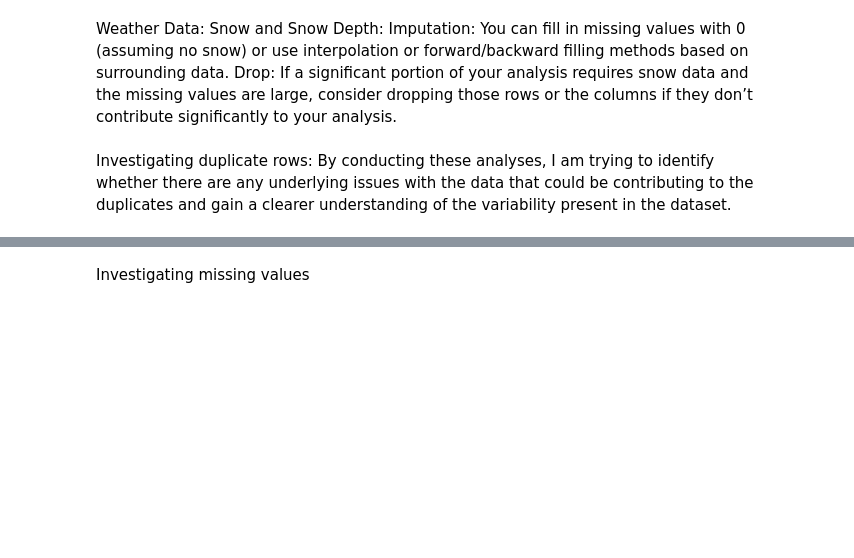
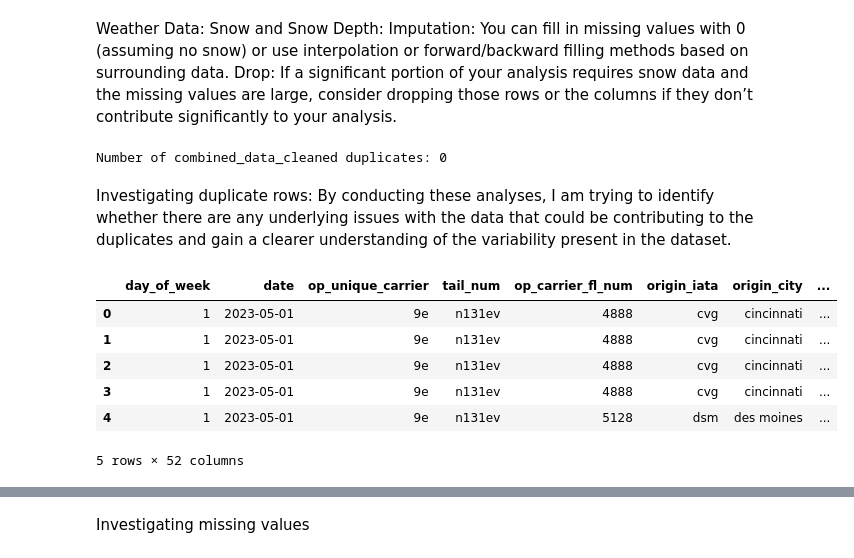
Before and after one commit to hopehusemann/Capstone, a Jupyter notebook: data_wrangling_and_eda.ipynb, the cells around one changed output, grey strips where cells are left out. Saved outputs shown, nothing was run; the diff lists cells and outputs as text; code cells hidden in the pictures; blank space fills up the shorter version.

```diff
--- a/data_wrangling_and_eda.ipynb
+++ b/data_wrangling_and_eda.ipynb
@@ -171,11 +222,12 @@ print(combined_data_cleaned.columns)
 # %%
 # Remove duplicate rows from the DataFrame
-combined_data_cleaned = combined_data_cleaned.drop_duplicates()
+# Remove duplicate rows, keeping 'origin_state' and 'dest_state'
+combined_data = combined_data.drop_duplicates(subset=combined_data.columns.difference(['origin_state', 'dest_state']).tolist())
 
 # Display the shape of the cleaned DataFrame to check for changes
 print("Shape of DataFrame after removing duplicate rows:")
-print(combined_data_cleaned.shape)
+print(combined_data.shape)
 
 # Optionally, display the first few rows to verify
 print("First few rows of the cleaned DataFrame:")
-print(combined_data_cleaned.head())
+print(combined_data.head())
@@ -182,2 +251,0 @@ print(combined_data_cleaned.head())
-# %%
-combined_data = combined_data_cleaned
@@ -194,0 +281,6 @@ print(combined_data.isnull().sum())
+# %%
+# Drop the specified columns
+combined_data = combined_data.drop(columns=['iata_dest', 'airport_name_dest'])
+
+# Print the new shape of the DataFrame to confirm the columns were removed
+print("New data shape after removing specified columns:", combined_data.shape)
@@ -194,0 +329,8 @@ print(combined_data.isnull().sum())
+# %%
+# Impute missing values for numerical variables using median
+for col in ['dep_time', 'taxi_out', 'wheels_off', 'wheels_on', 'taxi_in',
+            'arr_time', 'actual_elapsed_time', 'air_time']:
+    combined_data[col] = combined_data[col].fillna(combined_data[col].median())
+
+# Impute missing values for the categorical variable
+combined_data['tail_num'] = combined_data['tail_num'].fillna(combined_data['tail_num'].mode()[0])
@@ -223,5 +382,7 @@ print(null_percentage_flights)
 # %%
 # Check for duplicates
-print("Number of combined_data duplicates: " + str(combined_data.duplicated().sum()))
+print("Number of combined_data_cleaned duplicates: " + str(combined_data.duplicated().sum()))
+# %% [output]
+Number of combined_data_cleaned duplicates: 0
 # %% [markdown]
 Investigating duplicate rows: By conducting these analyses, I am trying to identify whether there are any underlying issues with the data that could be contributing to the duplicates and gain a clearer understanding of the variability present in the dataset.
@@ -249,0 +389,10 @@ print(outliers)
+# %%
+combined_data.head()
+# %% [output]
+|  | day_of_week | date | op_unique_carrier | tail_num | op_carrier_fl_num | origin_iata | origin_city | ... |
+| 0 | 1 | 2023-05-01 | 9e | n131ev | 4888 | cvg | cincinnati | ... |
+| 1 | 1 | 2023-05-01 | 9e | n131ev | 4888 | cvg | cincinnati | ... |
+| 2 | 1 | 2023-05-01 | 9e | n131ev | 4888 | cvg | cincinnati | ... |
+| 3 | 1 | 2023-05-01 | 9e | n131ev | 4888 | cvg | cincinnati | ... |
+| 4 | 1 | 2023-05-01 | 9e | n131ev | 5128 | dsm | des moines | ... |
+5 rows × 52 columns
```
Also changed, not shown: parts of 47 cells of this notebook, 1 other file.
